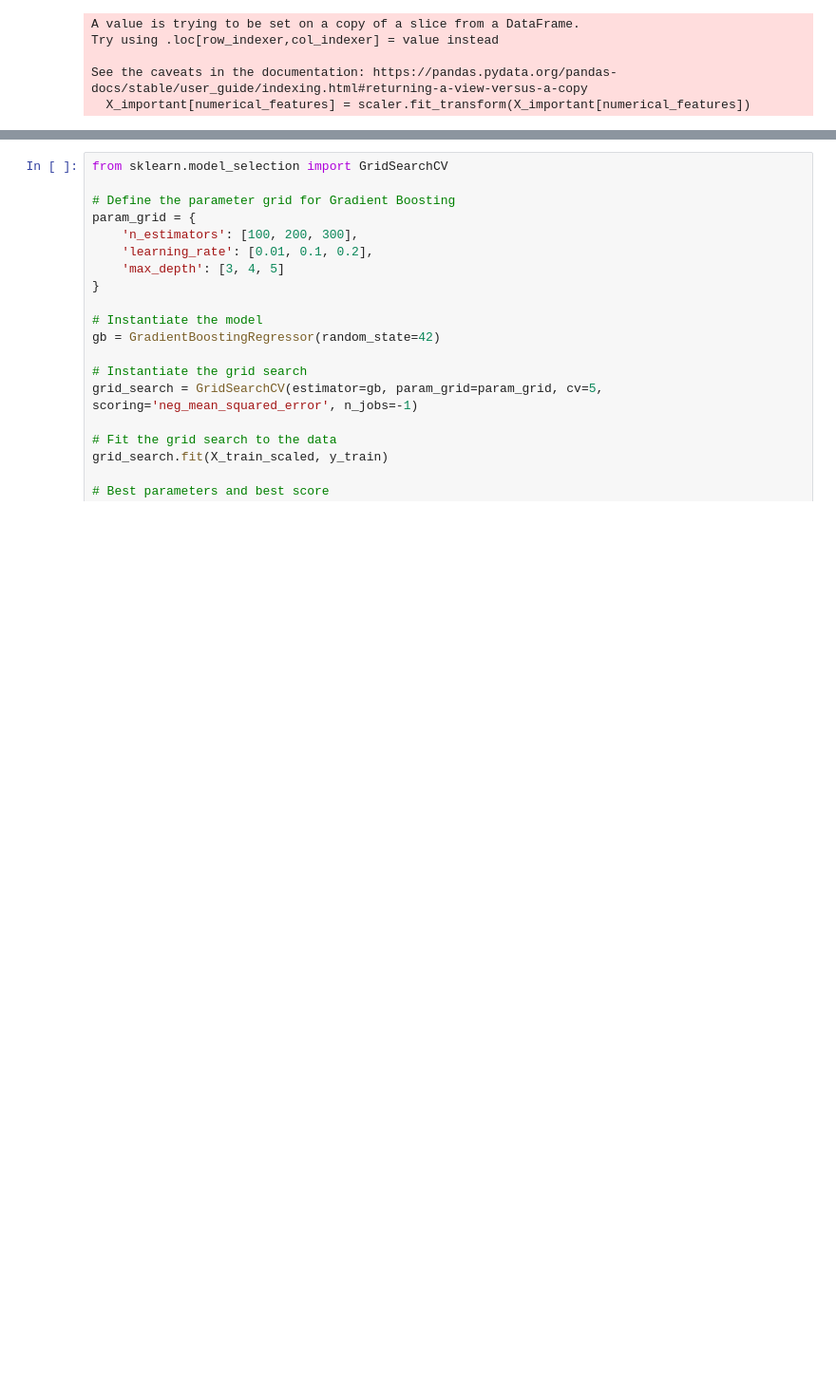
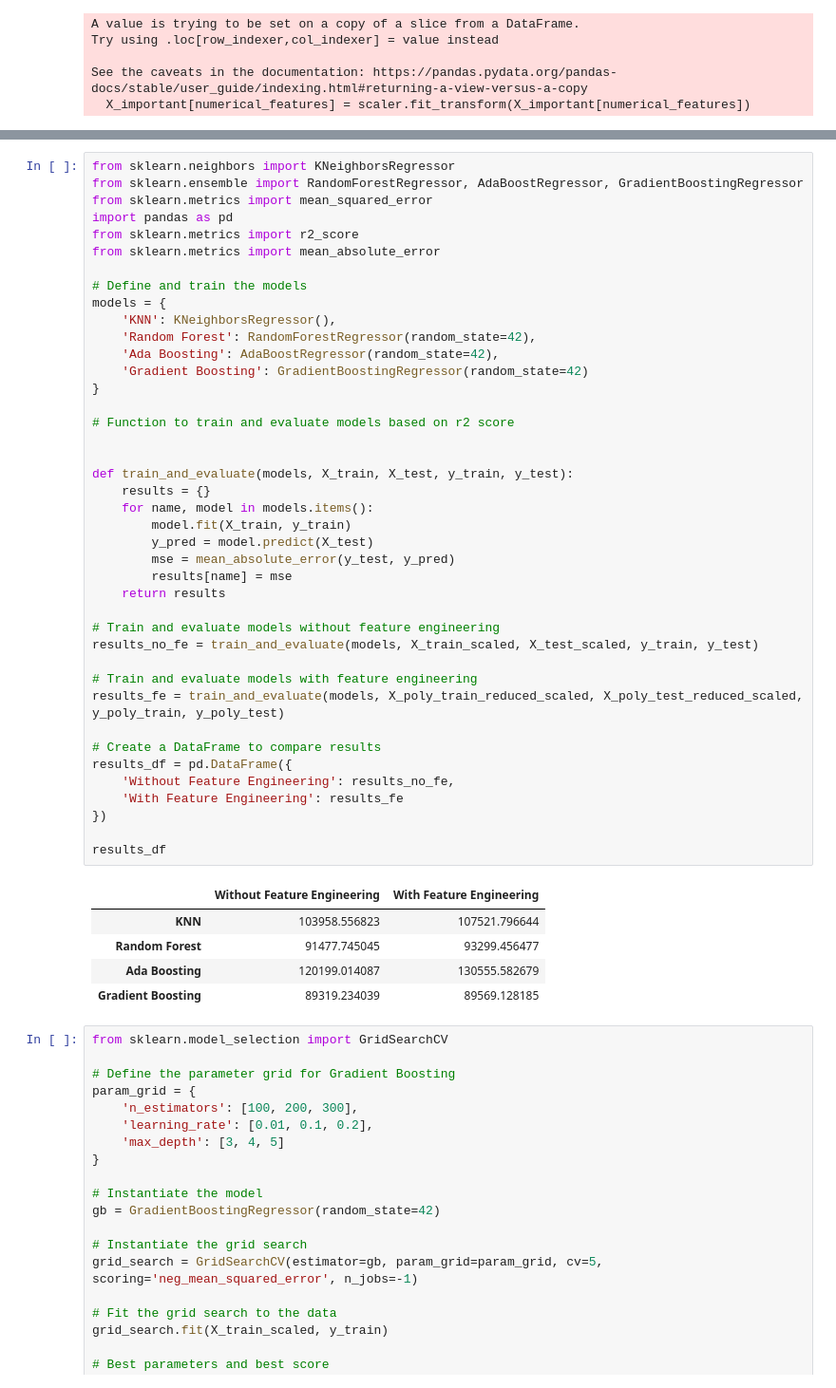
Before and after one commit to RosaEvasari/Machine_Learning_Project, a Jupyter notebook: categorical+numerical/main.ipynb, the cells around one changed output, grey strips where cells are left out. Shown at 95% size. Drawn from its saved outputs; the diff is of its cells as text; blank space fills up the shorter version.

```diff
--- a/categorical+numerical/main.ipynb
+++ b/categorical+numerical/main.ipynb
@@ -447,3 +450,50 @@ results_df
+# %%
+from sklearn.neighbors import KNeighborsRegressor
+from sklearn.ensemble import RandomForestRegressor, AdaBoostRegressor, GradientBoostingRegressor
+from sklearn.metrics import mean_squared_error
+import pandas as pd
+from sklearn.metrics import r2_score
+from sklearn.metrics import mean_absolute_error
+
+# Define and train the models
+models = {
+    'KNN': KNeighborsRegressor(),
+    'Random Forest': RandomForestRegressor(random_state=42),
+    'Ada Boosting': AdaBoostRegressor(random_state=42),
+    'Gradient Boosting': GradientBoostingRegressor(random_state=42)
+}
+
+# Function to train and evaluate models based on r2 score
+
+
+def train_and_evaluate(models, X_train, X_test, y_train, y_test):
+    results = {}
+    for name, model in models.items():
+        model.fit(X_train, y_train)
+        y_pred = model.predict(X_test)
+        mse = mean_absolute_error(y_test, y_pred)
+        results[name] = mse
+    return results
+
+# Train and evaluate models without feature engineering
+results_no_fe = train_and_evaluate(models, X_train_scaled, X_test_scaled, y_train, y_test)
+
+# Train and evaluate models with feature engineering
+results_fe = train_and_evaluate(models, X_poly_train_reduced_scaled, X_poly_test_reduced_scaled, y_poly_train, y_poly_test)
+
+# Create a DataFrame to compare results
+results_df = pd.DataFrame({
+    'Without Feature Engineering': results_no_fe,
+    'With Feature Engineering': results_fe
+})
+
+results_df
+# %% [output]
+|  | Without Feature Engineering | With Feature Engineering |
+| KNN | 103958.556823 | 107521.796644 |
+| Random Forest | 91477.745045 | 93299.456477 |
+| Ada Boosting | 120199.014087 | 130555.582679 |
+| Gradient Boosting | 89319.234039 | 89569.128185 |
 # %%
 from sklearn.model_selection import GridSearchCV
 
```
Also changed, not shown: parts of 1 cell of this notebook, 5 other files.
